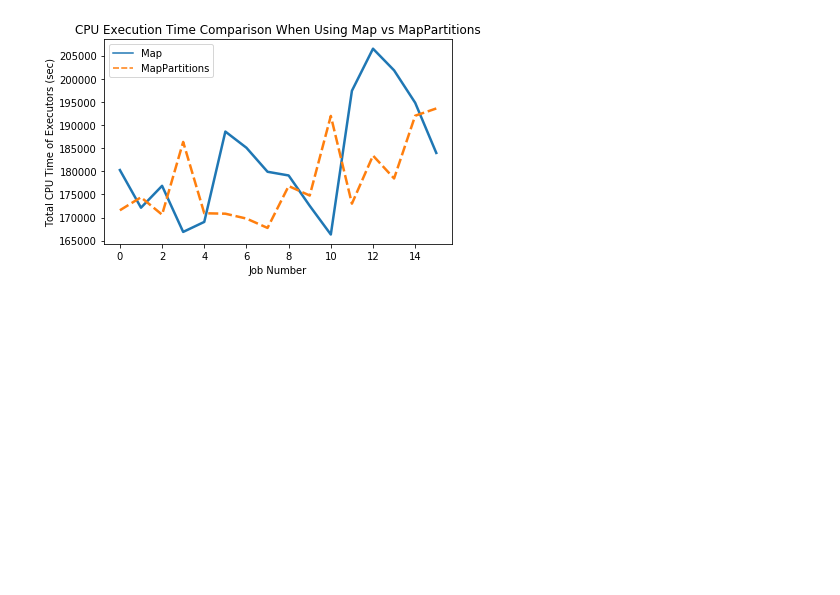
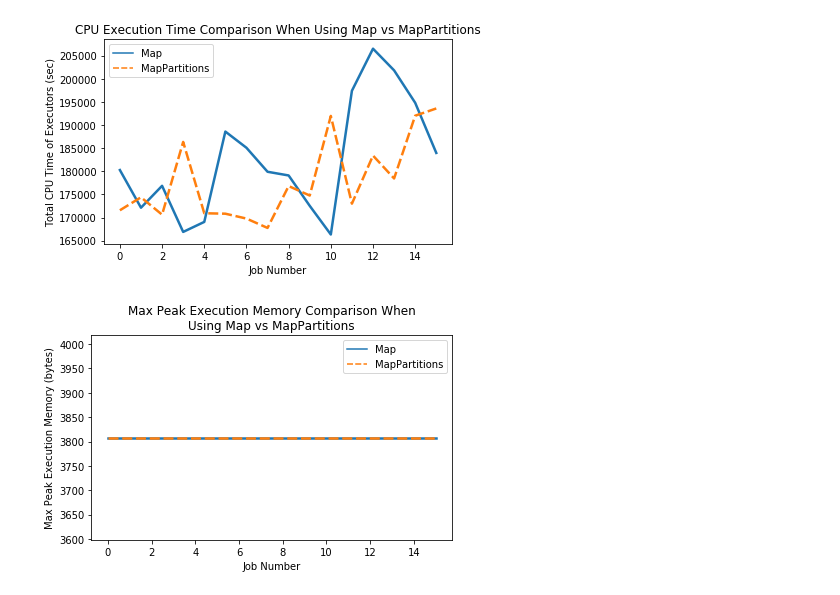
Before and after one commit to nichollsbr/cmsc611-project, a Jupyter notebook: python_scripts/Project_Final_Comparisons.ipynb, the cells around one changed output. Saved outputs shown, nothing was run; the diff lists cells and outputs as text; code cells hidden in the pictures; blank space fills up the shorter version.

```diff
--- a/python_scripts/Project_Final_Comparisons.ipynb
+++ b/python_scripts/Project_Final_Comparisons.ipynb
@@ -214,6 +214,12 @@ def get_full_execution_time(df):
 
 def get_full_cpu_time(df):
     return df["executorCpuTime"].sum()
+
+def get_max_peakExecutionMemory(df):
+    return max(df["peakExecutionMemory"])
+
+def get_min_peakExecutionMemory(df):
+    return min(df["peakExecutionMemory"])
 # %%
 t = get_full_execution_time(sample)
 # %%
@@ -275,2 +283,15 @@ plt.savefig("images/mapVsMapPartitionsBestCpuTime.png")
 # %% [output]
 [figure]
+# %%
+mapPartitions_vs_map_df = {
+    "MapPartitions": get_metrics("map-partitions-rdd-run-output")["appName"].apply(lambda appName:get_max_peakExecutionMemory(get_spark_stats(appName))),
+    "Map": get_metrics("map-rdd-run-output")["appName"].apply(lambda appName:get_max_peakExecutionMemory(get_spark_stats(appName))),
+}
+data = pd.DataFrame(mapPartitions_vs_map_df)
+
+ax = sns.lineplot(data=data, linewidth=2.5)
+ax.set(xlabel='Job Number', ylabel='Max Peak Execution Memory (bytes)', title="Max Peak Execution Memory Comparison When\nUsing Map vs MapPartitions")
+plt.tight_layout() # Make figure big enough that labels fit
+plt.savefig("images/mapVsMapPartitionsMaxPeakExecutionMemory.png")
+# %% [output]
+[figure, added]
```
Also changed, not shown: parts of 7 cells of this notebook, 3 other files.
